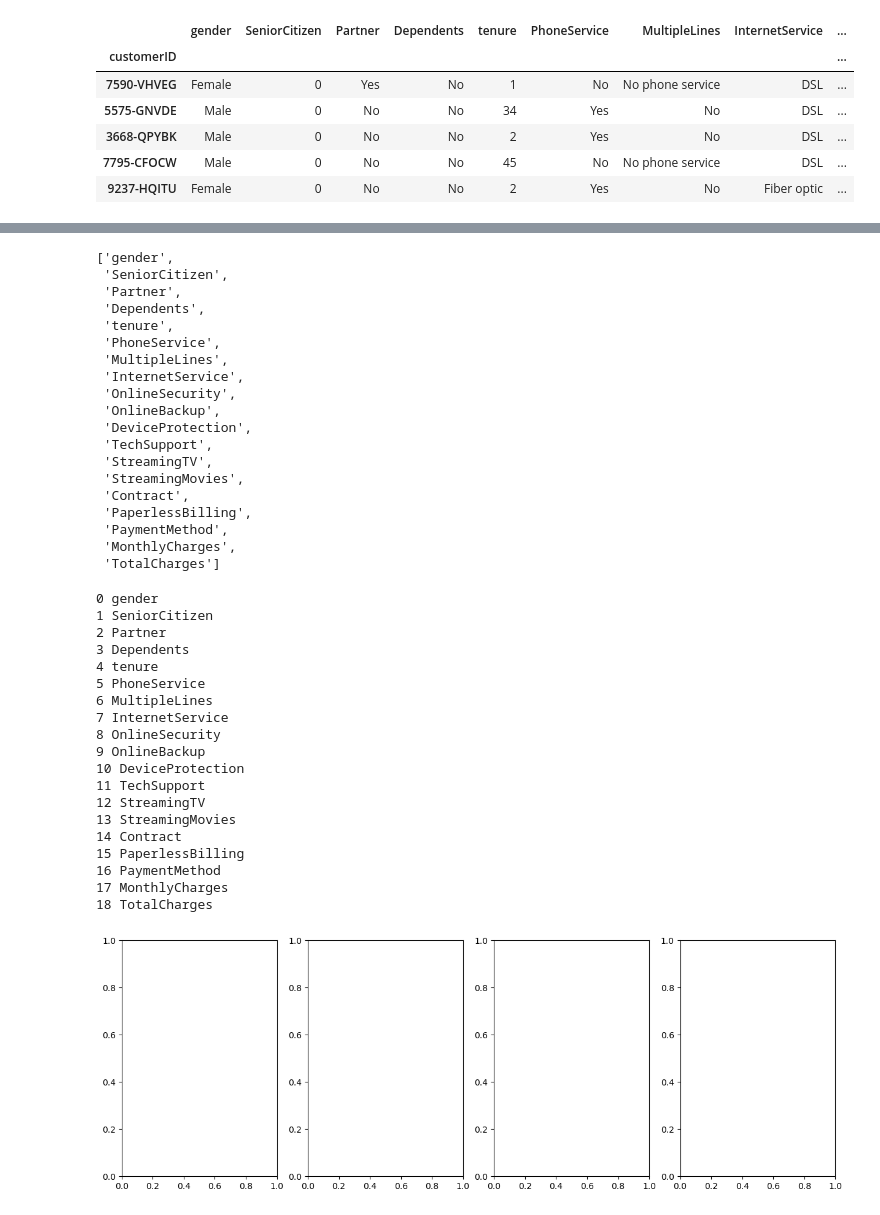
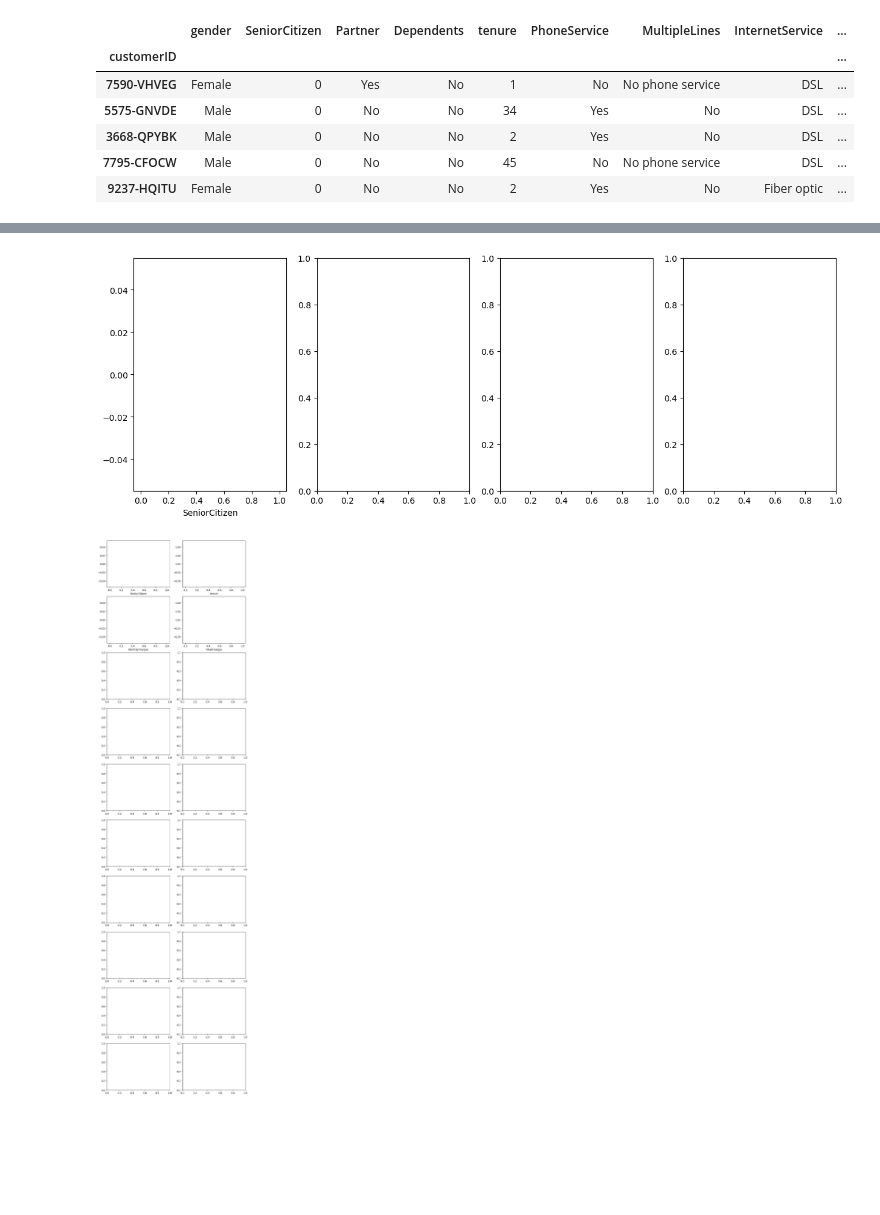
Before and after one commit to LEETM05/Data_preprocessing, a Jupyter notebook: Naver_DataScience/Assignment2.ipynb, the cells around one changed output, grey strips where cells are left out. Drawn from its saved outputs; the diff is of its cells as text; code cells hidden in the pictures; blank space fills up the shorter version.

```diff
--- a/Naver_DataScience/Assignment2.ipynb
+++ b/Naver_DataScience/Assignment2.ipynb
@@ -32,7 +32,4 @@ df.head()
 | 9237-HQITU | Female | 0 | No | No | 2 | Yes | No | Fiber optic | ... |
 # %%
 df["Churn"].value_counts(normalize = True)
-df = df.replace('Yes',1)
-df = df.replace('No', 0)
-df.head()
 # %% [output]
@@ -54,6 +43,6 @@ AttributeError: 'numpy.int64' object has no attribute 'startswith'
 df_0 = df[df['Churn'] ==0]
 df_1 = df[df['Churn'] ==1]
 # %%
-sns.distplot(df_0['TotalCharges'], kde= False, label = 'No Churn')
-sns.distplot(df_1['TotalCharges'], kde = False, label = 'Churn')
+columns = df[['SeniorCitizen', 'tenure', 'MonthlyCharges', 'TotalCharges']].columns.to_list()
+columns
 # %% [output]
@@ -81,48 +50,17 @@ https://gist.github.com/mwaskom/de44147ed2974457ad6372750bbe5751
 # %%
-cols = df.columns[:-1].to_list()
-cols
+fig, axes = plt.subplots(nrows = 1, ncols = 4, figsize = (15,5))
+for i, col_name in enumerate(columns):
+    sns.distplot(df_1[col_name], kde = False, bins = 20, ax=axes[i])
+    sns.distplot(df_0[col_name], kde = False, bins = 20, ax=axes[i])
+    plt.show()
 # %% [output]
-['gender',
- 'SeniorCitizen',
- 'Partner',
- 'Dependents',
- 'tenure',
- 'PhoneService',
- 'MultipleLines',
- 'InternetService',
- 'OnlineSecurity',
- 'OnlineBackup',
- 'DeviceProtection',
- 'TechSupport',
- 'StreamingTV',
- 'StreamingMovies',
- 'Contract',
- 'PaperlessBilling',
- 'PaymentMethod',
- 'MonthlyCharges',
- 'TotalCharges']
+[figure, added]
 # %%
-plt.subplots(nrows = 1, ncols = 4, figsize = (15,5))
-for i, col_name in enumerate(cols):
-    print(i, col_name)
+fig, axes = plt.subplots(nrows = 10, ncols = 2, figsize = (10, 40))
+for i, col_name in enumerate(columns):
+    row = i // 2
+    col = i % 2
+    sns.distplot(df_0[col_name], kde = False, ax=axes[row][col])
+    sns.distplot(df_1[col_name], kde = False, ax=axes[row][col])
 # %% [output]
-0 gender
-1 SeniorCitizen
-2 Partner
-3 Dependents
-4 tenure
-5 PhoneService
-6 MultipleLines
-7 InternetService
-8 OnlineSecurity
-9 OnlineBackup
-10 DeviceProtection
-11 TechSupport
-12 StreamingTV
-13 StreamingMovies
-14 Contract
-15 PaperlessBilling
-16 PaymentMethod
-17 MonthlyCharges
-18 TotalCharges
-[figure, old version]
+[figure, new version]
```
Also changed, not shown: parts of 5 cells of this notebook.
